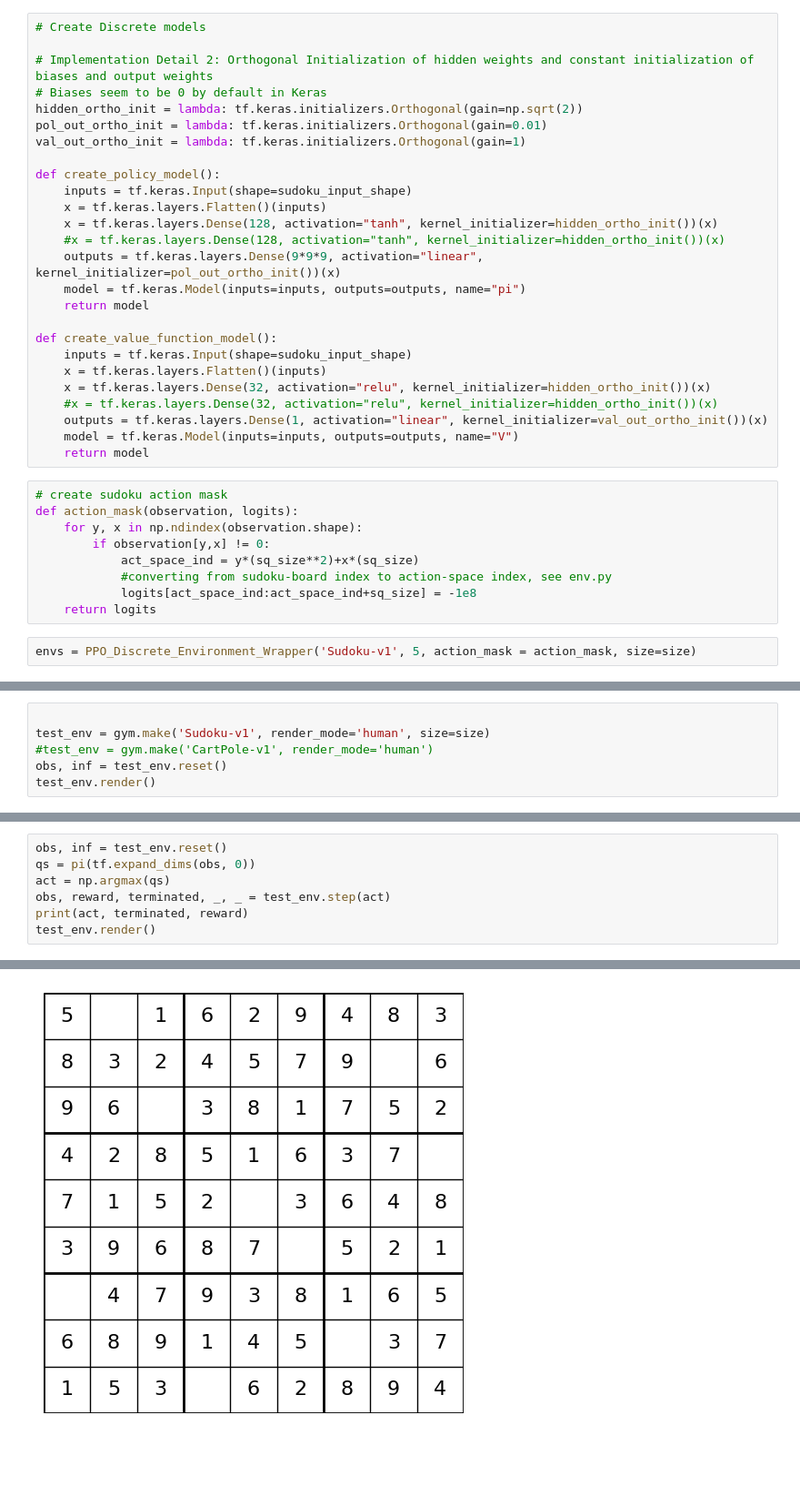
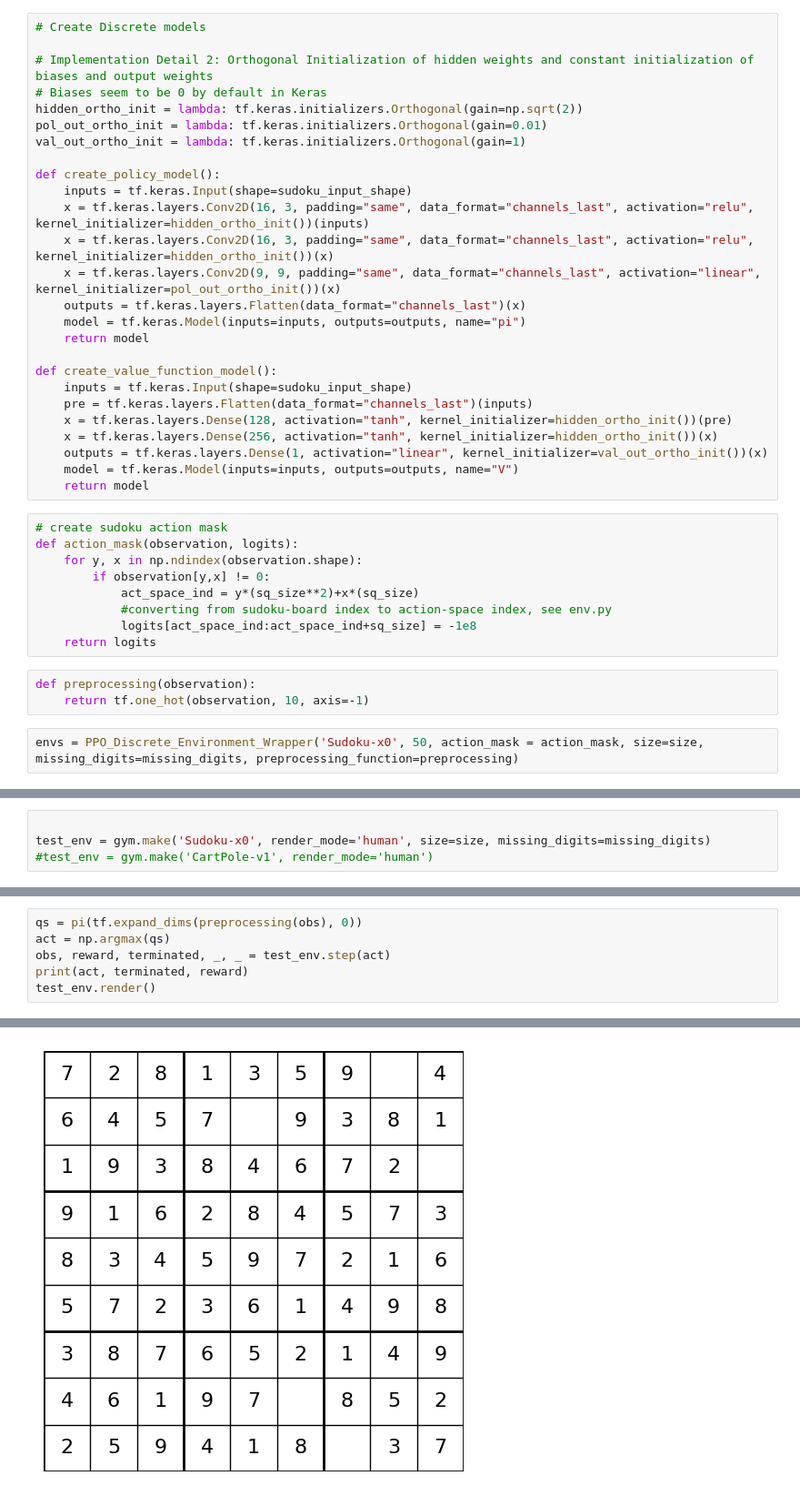
Before and after one commit to MockaWolke/DEEP_SUDOKU, a Jupyter notebook: notebooks/ppo_tests/sudoku_ppo_discrete_action_mask.ipynb, the cells around one changed output, grey strips where cells are left out. Shown at 91% size. Cells and saved outputs as stored; diff of their text form; blank space fills up the shorter version.

```diff
--- a/notebooks/ppo_tests/sudoku_ppo_discrete_action_mask.ipynb
+++ b/notebooks/ppo_tests/sudoku_ppo_discrete_action_mask.ipynb
@@ -31,18 +32,18 @@ val_out_ortho_init = lambda: tf.keras.initializers.Orthogonal(gain=1)
 
 def create_policy_model():
     inputs = tf.keras.Input(shape=sudoku_input_shape)
-    x = tf.keras.layers.Flatten()(inputs)
-    x = tf.keras.layers.Dense(128, activation="tanh", kernel_initializer=hidden_ortho_init())(x)
-    #x = tf.keras.layers.Dense(128, activation="tanh", kernel_initializer=hidden_ortho_init())(x)
-    outputs = tf.keras.layers.Dense(9*9*9, activation="linear", kernel_initializer=pol_out_ortho_init())(x)
+    x = tf.keras.layers.Conv2D(16, 3, padding="same", data_format="channels_last", activation="relu", kernel_initializer=hidden_ortho_init())(inputs)
+    x = tf.keras.layers.Conv2D(16, 3, padding="same", data_format="channels_last", activation="relu", kernel_initializer=hidden_ortho_init())(x)
+    x = tf.keras.layers.Conv2D(9, 9, padding="same", data_format="channels_last", activation="linear", kernel_initializer=pol_out_ortho_init())(x)
+    outputs = tf.keras.layers.Flatten(data_format="channels_last")(x)
     model = tf.keras.Model(inputs=inputs, outputs=outputs, name="pi")
     return model
 
 def create_value_function_model():
     inputs = tf.keras.Input(shape=sudoku_input_shape)
-    x = tf.keras.layers.Flatten()(inputs)
-    x = tf.keras.layers.Dense(32, activation="relu", kernel_initializer=hidden_ortho_init())(x)
-    #x = tf.keras.layers.Dense(32, activation="relu", kernel_initializer=hidden_ortho_init())(x)
+    pre = tf.keras.layers.Flatten(data_format="channels_last")(inputs)
+    x = tf.keras.layers.Dense(128, activation="tanh", kernel_initializer=hidden_ortho_init())(pre)
+    x = tf.keras.layers.Dense(256, activation="tanh", kernel_initializer=hidden_ortho_init())(x)
     outputs = tf.keras.layers.Dense(1, activation="linear", kernel_initializer=val_out_ortho_init())(x)
     model = tf.keras.Model(inputs=inputs, outputs=outputs, name="V")
     return model
@@ -55,8 +56,11 @@ def action_mask(observation, logits):
             #converting from sudoku-board index to action-space index, see env.py
             logits[act_space_ind:act_space_ind+sq_size] = -1e8
     return logits
+# %%
+def preprocessing(observation):
+    return tf.one_hot(observation, 10, axis=-1)
 # %%
-envs = PPO_Discrete_Environment_Wrapper('Sudoku-v1', 5, action_mask = action_mask, size=size)
+envs = PPO_Discrete_Environment_Wrapper('Sudoku-x0', 50, action_mask = action_mask, size=size, missing_digits=missing_digits, preprocessing_function=preprocessing)
 # %%
 pi, V = PPO(envs, create_policy_model(), create_value_function_model(), multi_discrete=False, STEPS_PER_TRAJECTORY=50, TRAIN_EPOCHS = 1000, LEARNING_RATE_START=0.001)
 # %% [output]
@@ -81,7 +84,5 @@ KeyboardInterrupt:
 # %%
 
-test_env = gym.make('Sudoku-v1', render_mode='human', size=size)
+test_env = gym.make('Sudoku-x0', render_mode='human', size=size, missing_digits=missing_digits)
 #test_env = gym.make('CartPole-v1', render_mode='human')
-obs, inf = test_env.reset()
-test_env.render()
 # %% [output]
@@ -89,6 +95,5 @@ test_env.render()
 # %%
-obs, inf = test_env.reset()
-qs = pi(tf.expand_dims(obs, 0))
+qs = pi(tf.expand_dims(preprocessing(obs), 0))
 act = np.argmax(qs)
 obs, reward, terminated, _, _ = test_env.step(act)
 print(act, terminated, reward)
@@ -98 +103 @@ test_env.render()
-[figure, old version]
+[figure, new version]
```
Also changed, not shown: parts of 6 cells of this notebook, 3 other files.
